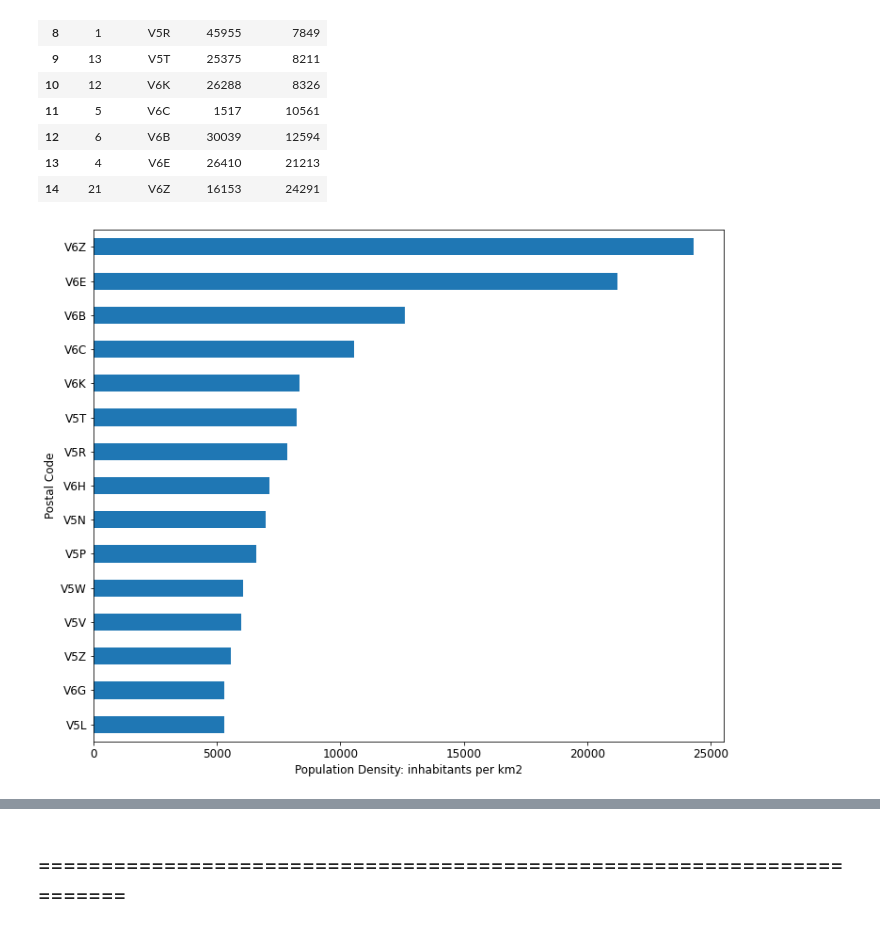
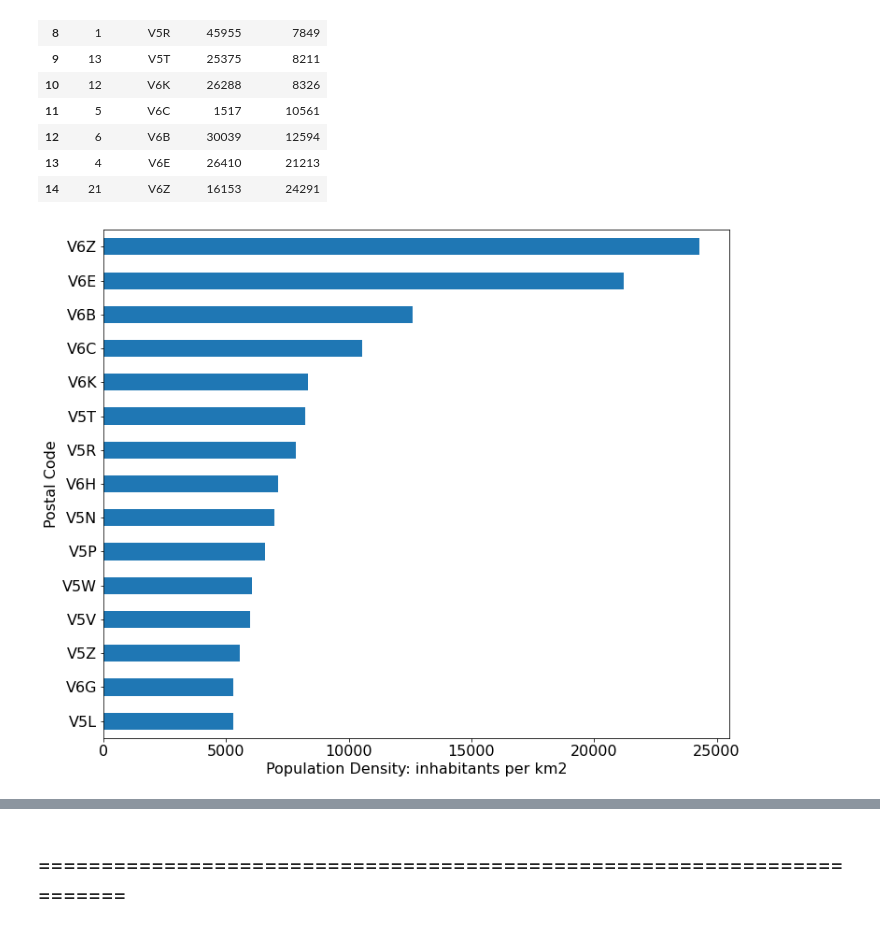
Before and after one commit to dprossi/Capstone_Project_IBM_Data_Science, a Jupyter notebook: Applied_Data_Science_Capstone_Project_Vancouver.ipynb, the cells around one changed output, grey strips where cells are left out. Cells and saved outputs as stored; diff of their text form; code cells hidden in the pictures.

```diff
--- a/Applied_Data_Science_Capstone_Project_Vancouver.ipynb
+++ b/Applied_Data_Science_Capstone_Project_Vancouver.ipynb
@@ -835,14 +835,14 @@ df_pop_and_dense_multi_2_sort_dense
 # %%
 # plot postal code by population
 ax = df_pop_and_dense_multi_2_sort_dense.plot.barh(x='post_code', y='pop_density', figsize=(12,10), legend=False)
 #ax = df_pop_and_dense_multi_2.plot.barh(x='neighborhood', y='total_venues', figsize=(12,10), legend=False)
-plt.xticks(fontsize=12)
-plt.yticks(fontsize=12)
-plt.xlabel('Population Density: inhabitants per km2', fontsize=12)
-plt.ylabel('Postal Code', fontsize=12)
+plt.xticks(fontsize=16)
+plt.yticks(fontsize=16)
+plt.xlabel('Population Density: inhabitants per km2', fontsize=16)
+plt.ylabel('Postal Code', fontsize=16)
 plt.show()
 # %% [output]
-[figure, old version]
+[figure, new version]
 # %%
 # plot population and density combined
 ax = df_pop_and_dense_multi_2_sort_pop.plot.barh(x='post_code', figsize=(12,10))
```
Also changed, not shown: parts of 14 cells of this notebook.
